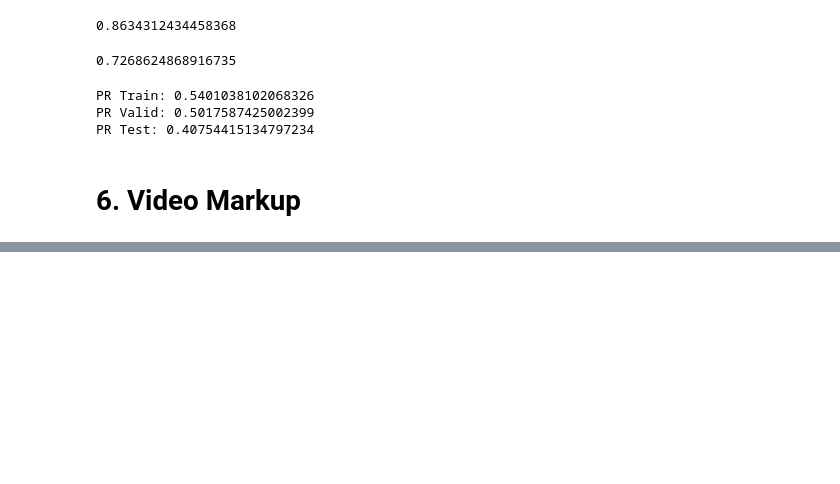
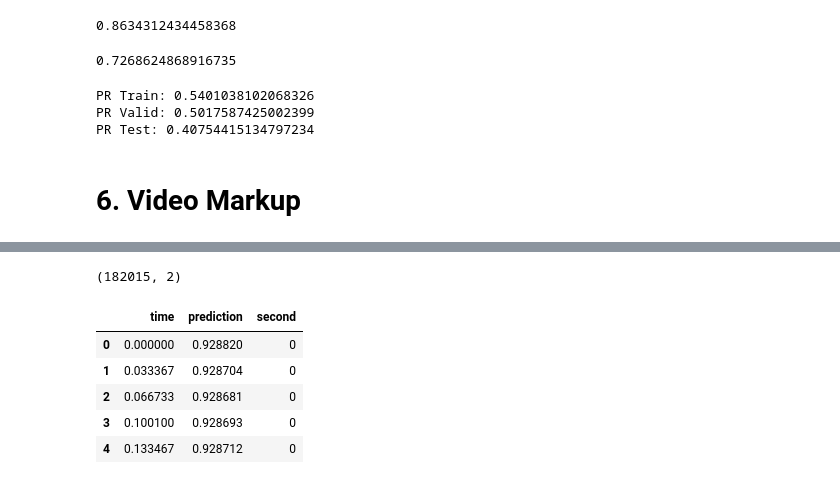
Before and after one commit to AndreyKoceruba/football_violations_detection, a Jupyter notebook: violation_detection.ipynb, the cells around one changed output, grey strips where cells are left out. Saved outputs shown, nothing was run; the diff lists cells and outputs as text; code cells hidden in the pictures; blank space fills up the shorter version.

```diff
--- a/violation_detection.ipynb
+++ b/violation_detection.ipynb
@@ -550,0 +545,3 @@ Progress: 32341
+# %%
+df = pd.read_csv('time_and_predictions.csv', header=None)
+df.head()
@@ -550,0 +555,16 @@ Progress: 32341
+# %%
+df.shape
+# %% [output]
+(182015, 2)
+# %%
+df.columns = ['time', 'prediction']
+# %%
+df['second'] = df['time'].astype(int)
+df.head()
+# %% [output]
+|  | time | prediction | second |
+| 0 | 0.000000 | 0.928820 | 0 |
+| 1 | 0.033367 | 0.928704 | 0 |
+| 2 | 0.066733 | 0.928681 | 0 |
+| 3 | 0.100100 | 0.928693 | 0 |
+| 4 | 0.133467 | 0.928712 | 0 |
```
Also changed, not shown: parts of 10 cells of this notebook.
